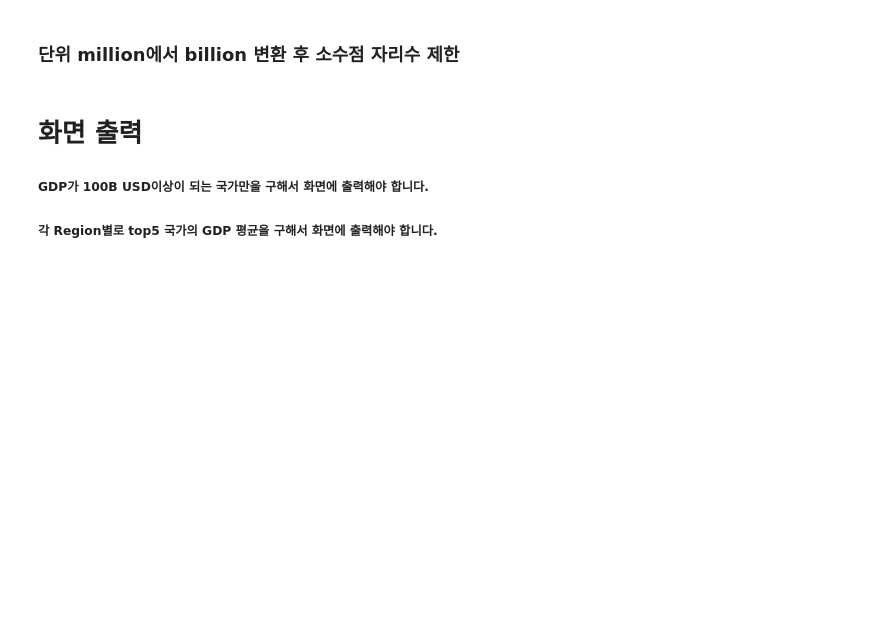
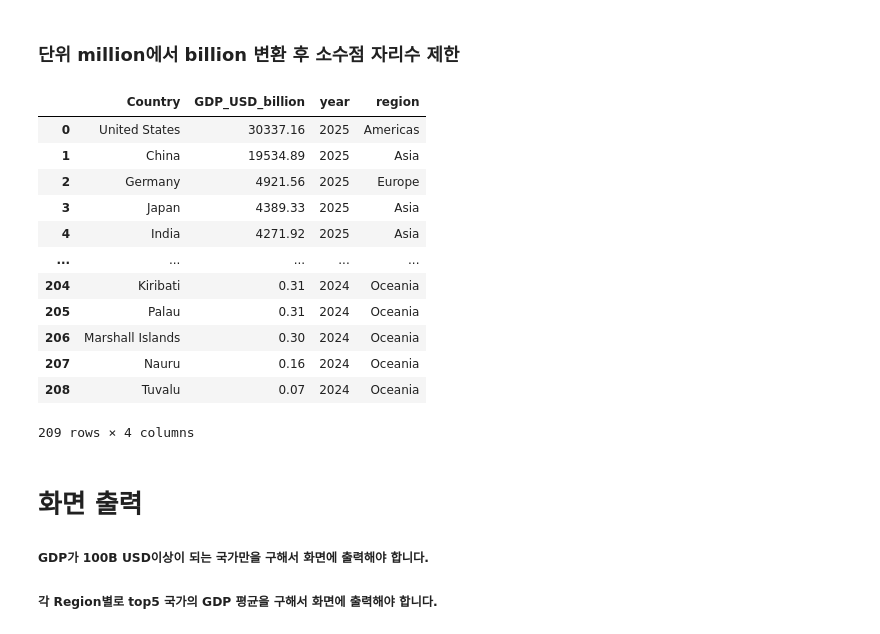
Before and after one commit to 202002538/SofteerWiki, a Jupyter notebook: missions/W1/M3/W1M3.ipynb, the cells around one changed output. Cells and saved outputs as stored; diff of their text form; code cells hidden in the pictures; blank space fills up the shorter version.

```diff
--- a/missions/W1/M3/W1M3.ipynb
+++ b/missions/W1/M3/W1M3.ipynb
@@ -195,15 +197,32 @@ print(datetime.datetime.now().strftime('%Y-%B-%d-%H-%M-%S,'), "불필요한 주
 # %%
 #단위 변경 함수(million -> billion)
 def million_to_billion(gdp):
-    try:
-        gdp = gdp.replace(',', '')
-        gdp = round(int(gdp) / 1000, 2) #소수점 2자리까지
-        return gdp
-    except Exception:
-        return gdp
+    def remove(gdp):
+        try:
+            gdp = gdp.replace(',', '')
+            gdp = round(int(gdp) / 1000, 2) #소수점 2자리까지
+            return gdp
+        except Exception:
+            return gdp
+    df['GDP_USD_billion'] = df['GDP_USD_billion'].apply(remove)
+    print(datetime.datetime.now().strftime('%Y-%B-%d-%H-%M-%S,'), "데이터 단위 변경", file=log_file)
+    return df
 
 
-df['GDP_USD_billion'] = df['GDP_USD_billion'].apply(million_to_billion)
+df = million_to_billion(df)
 df
-print(datetime.datetime.now().strftime('%Y-%B-%d-%H-%M-%S,'), "데이터 단위 변경", file=log_file)
+# %% [output]
+|  | Country | GDP_USD_billion | year | region |
+| 0 | United States | 30337.16 | 2025 | Americas |
+| 1 | China | 19534.89 | 2025 | Asia |
+| 2 | Germany | 4921.56 | 2025 | Europe |
+| 3 | Japan | 4389.33 | 2025 | Asia |
+| 4 | India | 4271.92 | 2025 | Asia |
+| ... | ... | ... | ... | ... |
+| 204 | Kiribati | 0.31 | 2024 | Oceania |
+| 205 | Palau | 0.31 | 2024 | Oceania |
+| 206 | Marshall Islands | 0.30 | 2024 | Oceania |
+| 207 | Nauru | 0.16 | 2024 | Oceania |
+| 208 | Tuvalu | 0.07 | 2024 | Oceania |
+209 rows × 4 columns
 # %%
```
Also changed, not shown: parts of 10 cells of this notebook, 4 other files.
